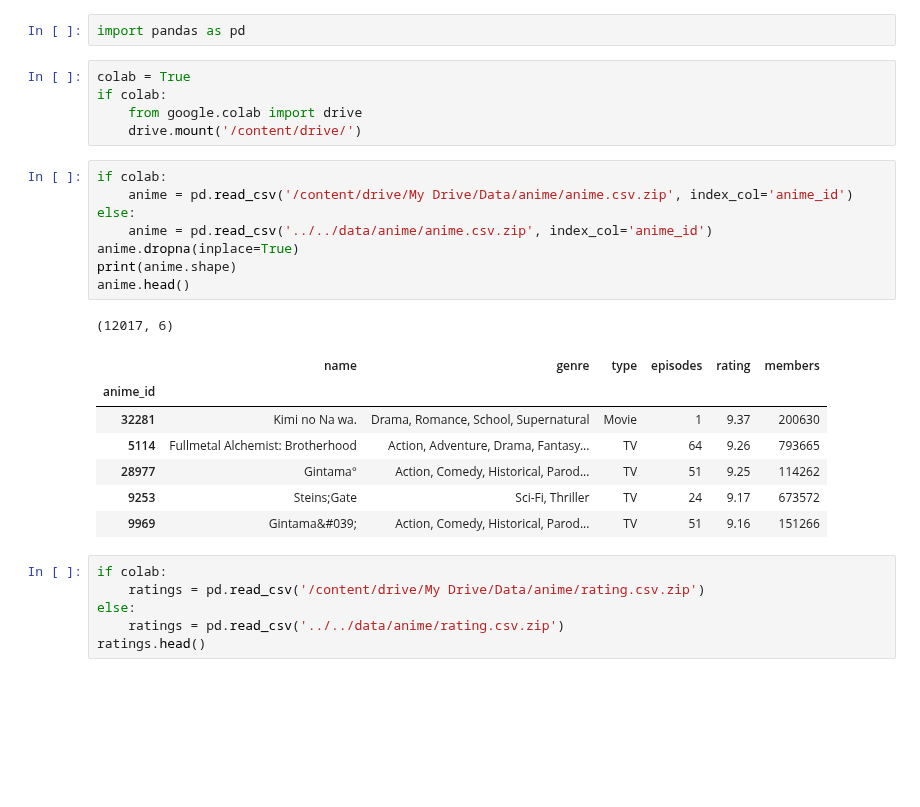
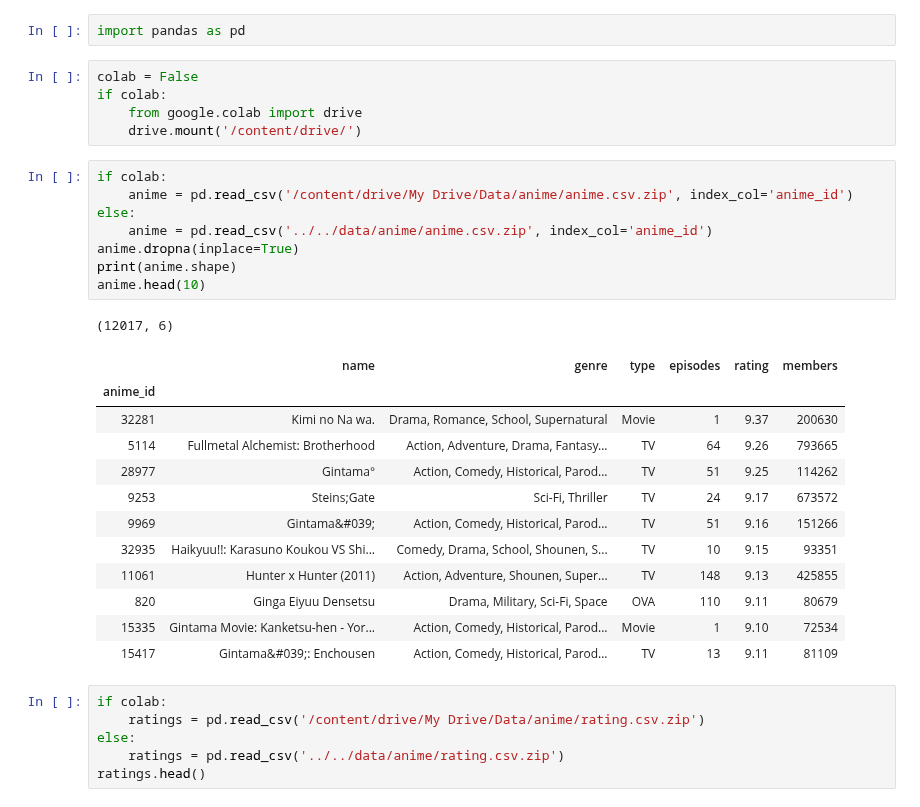
Before and after one commit to D7nis/Course-ML-Classic, a Jupyter notebook: Practice/3. Кластеризация. Рекомендательные системы/03-clustering_DDA.ipynb, the cells around one changed output. Saved outputs shown, nothing was run; the diff lists cells and outputs as text; blank space fills up the shorter version.

```diff
--- a/Practice/3. Кластеризация. Рекомендательные системы/03-clustering_DDA.ipynb
+++ b/Practice/3. Кластеризация. Рекомендательные системы/03-clustering_DDA.ipynb
@@ -48,27 +48,32 @@ rating - rating out of 10 this user has assigned (-1 if the user watched it but
 # %%
 import pandas as pd
 # %%
-colab = True
+colab = False
 if colab:
     from google.colab import drive
     drive.mount('/content/drive/')
 # %%
 if colab:
     anime = pd.read_csv('/content/drive/My Drive/Data/anime/anime.csv.zip', index_col='anime_id')
 else:
     anime = pd.read_csv('../../data/anime/anime.csv.zip', index_col='anime_id')
 anime.dropna(inplace=True)
 print(anime.shape)
-anime.head()
+anime.head(10)
 # %% [output]
 (12017, 6)
 |  | name | genre | type | episodes | rating | members |
 | anime_id |  |  |  |  |  |  |
 | 32281 | Kimi no Na wa. | Drama, Romance, School, Supernatural | Movie | 1 | 9.37 | 200630 |
 | 5114 | Fullmetal Alchemist: Brotherhood | Action, Adventure, Drama, Fantasy... | TV | 64 | 9.26 | 793665 |
 | 28977 | Gintama° | Action, Comedy, Historical, Parod... | TV | 51 | 9.25 | 114262 |
 | 9253 | Steins;Gate | Sci-Fi, Thriller | TV | 24 | 9.17 | 673572 |
 | 9969 | Gintama&#039; | Action, Comedy, Historical, Parod... | TV | 51 | 9.16 | 151266 |
+| 32935 | Haikyuu!!: Karasuno Koukou VS Shi... | Comedy, Drama, School, Shounen, S... | TV | 10 | 9.15 | 93351 |
+| 11061 | Hunter x Hunter (2011) | Action, Adventure, Shounen, Super... | TV | 148 | 9.13 | 425855 |
+| 820 | Ginga Eiyuu Densetsu | Drama, Military, Sci-Fi, Space | OVA | 110 | 9.11 | 80679 |
+| 15335 | Gintama Movie: Kanketsu-hen - Yor... | Action, Comedy, Historical, Parod... | Movie | 1 | 9.10 | 72534 |
+| 15417 | Gintama&#039;: Enchousen | Action, Comedy, Historical, Parod... | TV | 13 | 9.11 | 81109 |
 # %%
 if colab:
     ratings = pd.read_csv('/content/drive/My Drive/Data/anime/rating.csv.zip')
```
Also changed, not shown: parts of 15 cells of this notebook.
